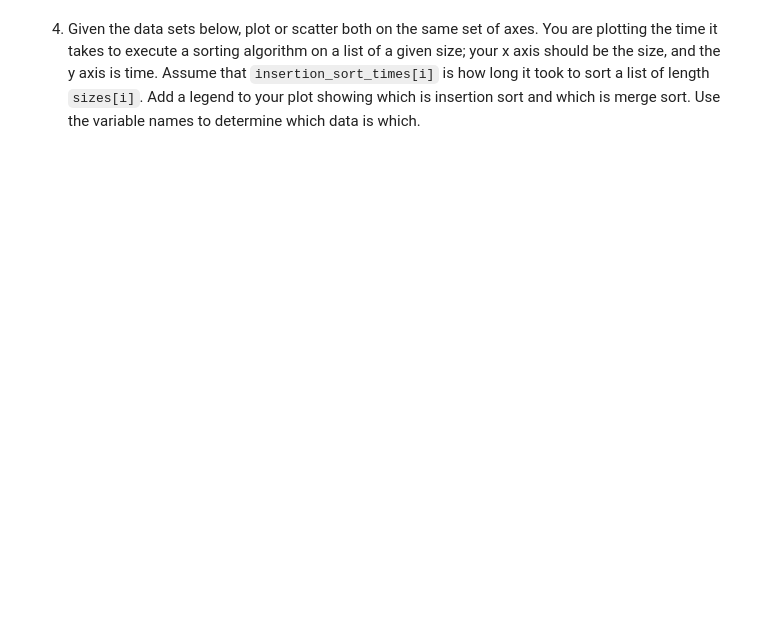
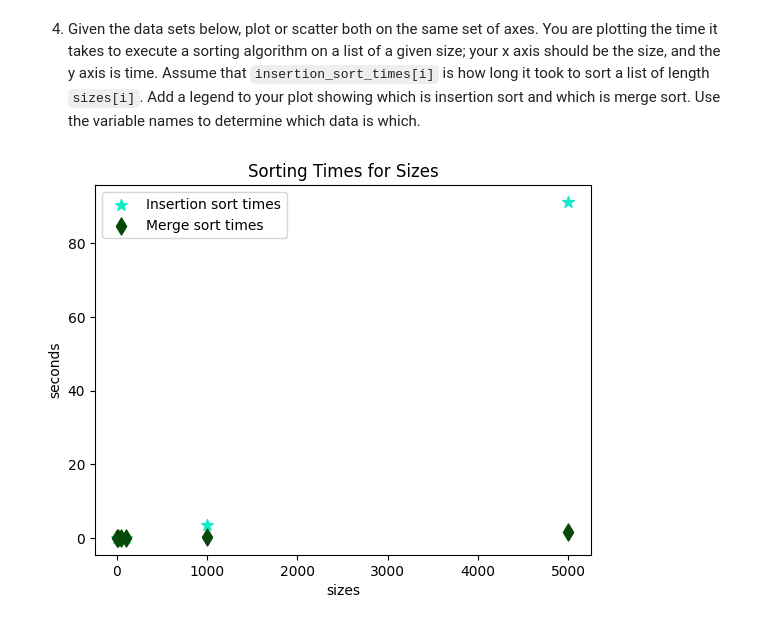
Before and after one commit to LuciMcD/wmnlp-materials-pyplotMod3, a Jupyter notebook: pyplot.ipynb, the cells around one changed output. Cells and saved outputs as stored; diff of their text form; code cells hidden in the pictures; blank space fills up the shorter version.

```diff
--- a/pyplot.ipynb
+++ b/pyplot.ipynb
@@ -67,4 +110,15 @@ yfinance           0.2.26
 # %%
 sizes = [10, 20, 50, 100, 1000, 5000]
 insertion_sort_times = [0.0010252999999999998, 0.0027026999999999954, 0.010147200000000002, 0.0381137, 3.6303399, 91.2180796]
 merge_sort_times = [0.00161889999999687, 0.003635600000009731, 0.0090655000000055, 0.020108000000007564, 0.2687474000000094, 1.6147050999999948]
+
+plt.scatter(sizes, insertion_sort_times,s=75, marker='*', c='#13EAC9', label='Insertion sort times' )
+plt.scatter(sizes, merge_sort_times, s=75, marker='d', c='#054907', label='Merge sort times')
+plt.xticks()
+plt.xlabel('sizes')
+plt.ylabel('seconds')
+plt.title('Sorting Times for Sizes')
+plt.legend()
+plt.show()
+# %% [output]
+[figure, added]
```
Also changed, not shown: parts of 5 cells of this notebook.
